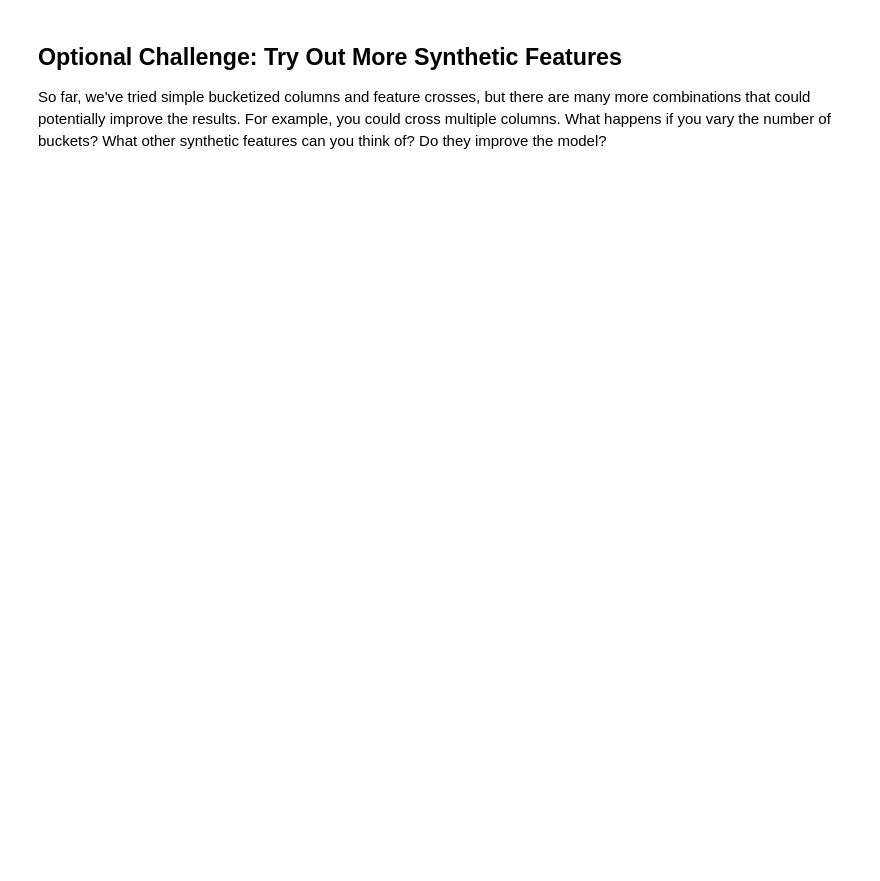
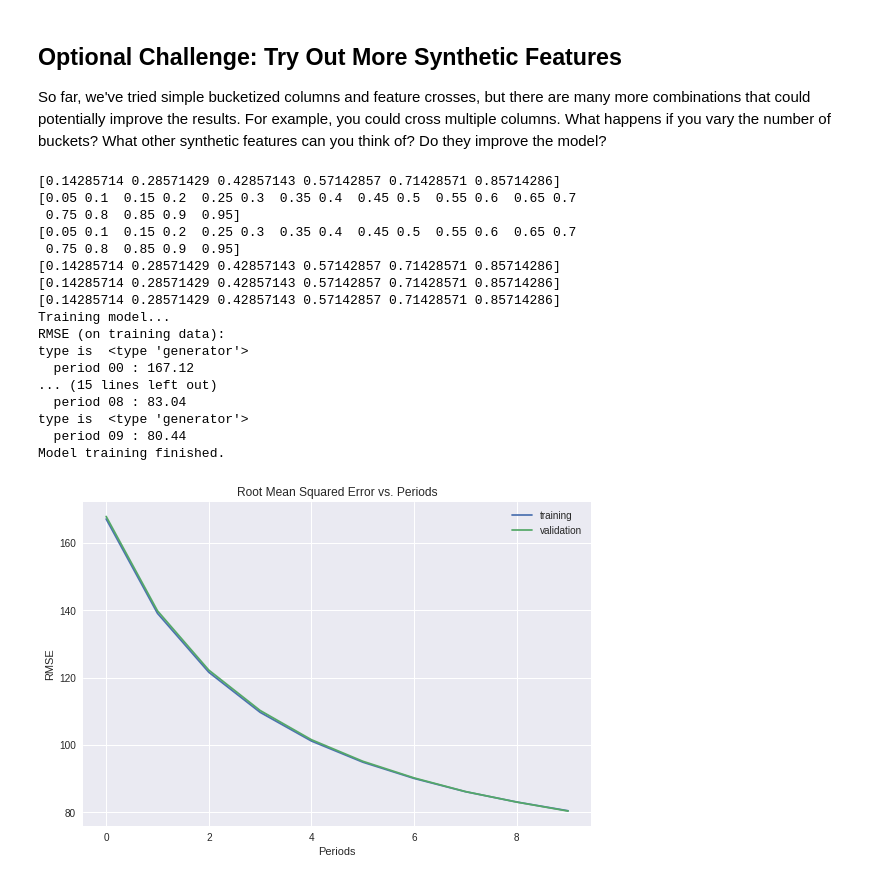
Before and after one commit to tenvol/tsf00, a Jupyter notebook: feature_crosses.ipynb, the cells around one changed output. Cells and saved outputs as stored; diff of their text form; code cells hidden in the pictures; blank space fills up the shorter version.

```diff
--- a/feature_crosses.ipynb
+++ b/feature_crosses.ipynb
@@ -1063,0 +1141,29 @@ So far, we've tried simple bucketized columns and feature crosses, but there are
+# %%
+_ = train_model(
+    learning_rate=1.0,
+    steps=500,
+    batch_size=100,
+    feature_columns=construct_feature_columns(),
+    training_examples=training_examples,
+    training_targets=training_targets,
+    validation_examples=validation_examples,
+    validation_targets=validation_targets)
+# %% [output]
+[0.14285714 0.28571429 0.42857143 0.57142857 0.71428571 0.85714286]
+[0.05 0.1  0.15 0.2  0.25 0.3  0.35 0.4  0.45 0.5  0.55 0.6  0.65 0.7
+ 0.75 0.8  0.85 0.9  0.95]
+[0.05 0.1  0.15 0.2  0.25 0.3  0.35 0.4  0.45 0.5  0.55 0.6  0.65 0.7
+ 0.75 0.8  0.85 0.9  0.95]
+[0.14285714 0.28571429 0.42857143 0.57142857 0.71428571 0.85714286]
+[0.14285714 0.28571429 0.42857143 0.57142857 0.71428571 0.85714286]
+[0.14285714 0.28571429 0.42857143 0.57142857 0.71428571 0.85714286]
+Training model...
+RMSE (on training data):
+type is  <type 'generator'>
+  period 00 : 167.12
+... (15 lines left out)
+  period 08 : 83.04
+type is  <type 'generator'>
+  period 09 : 80.44
+Model training finished.
+[figure, added]
```
Also changed, not shown: parts of 5 cells of this notebook.
